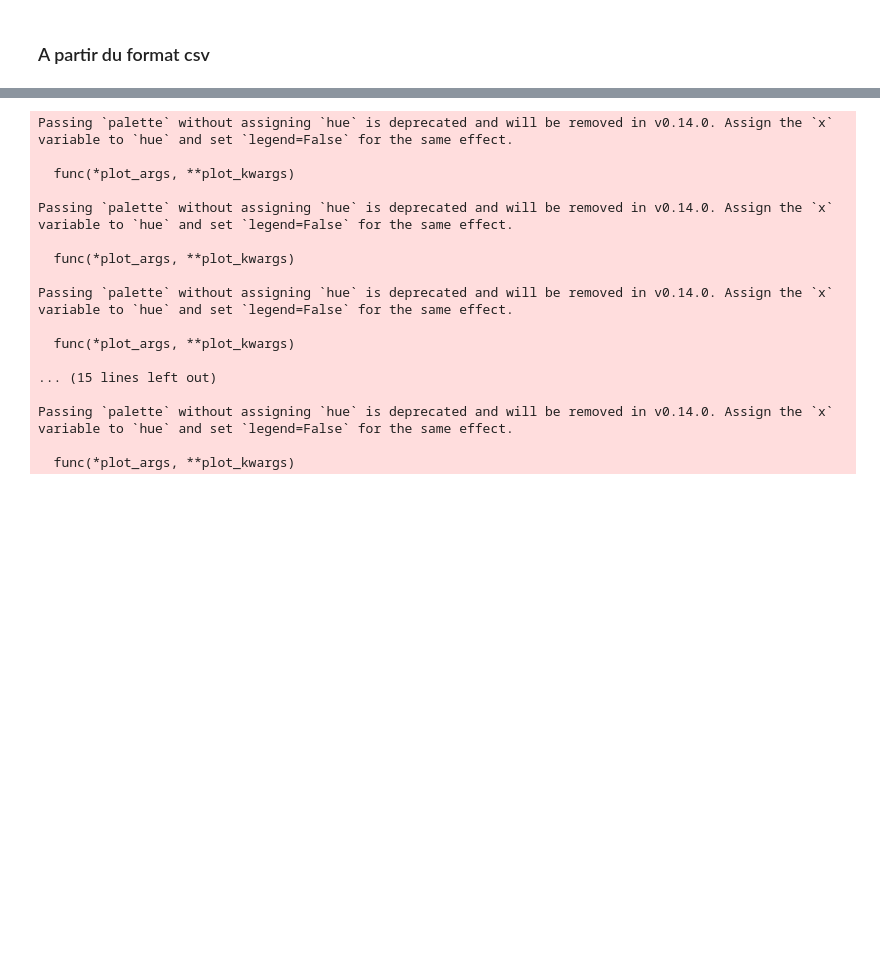
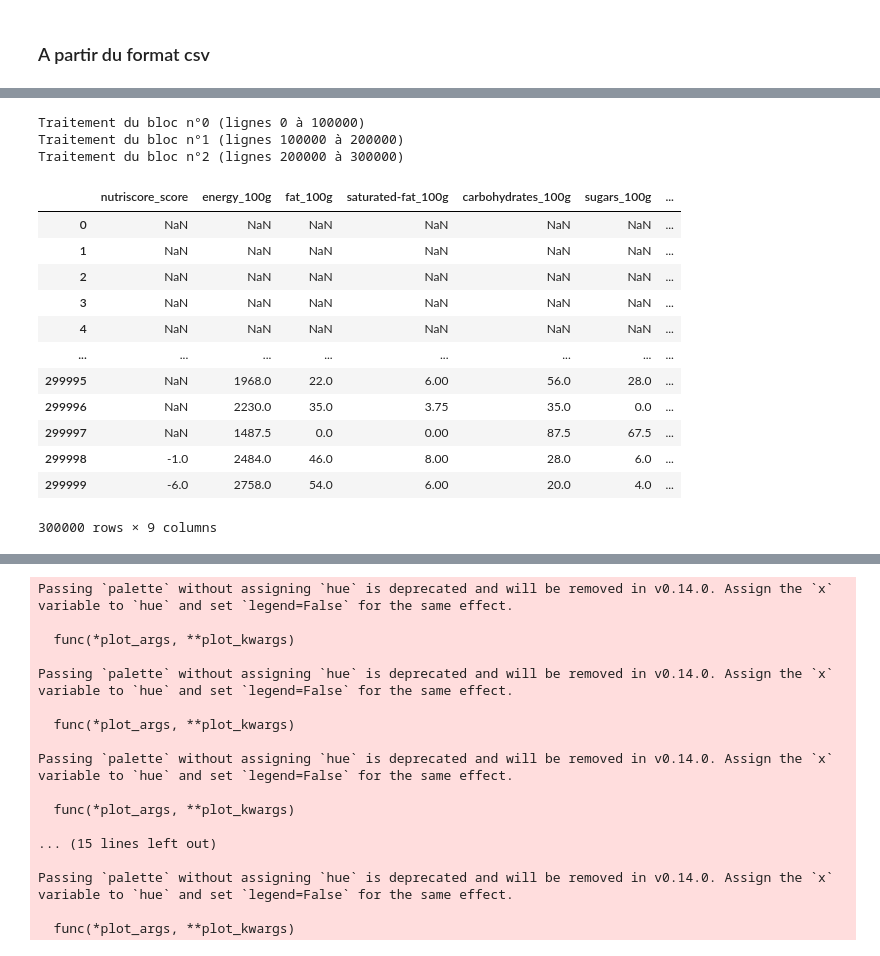
Before and after one commit to mhsylla/Openfoodfact, a Jupyter notebook: notebooks/index.ipynb, the cells around one changed output, grey strips where cells are left out. Drawn from its saved outputs; the diff is of its cells as text; code cells hidden in the pictures; blank space fills up the shorter version.

```diff
--- a/notebooks/project_starter.ipynb
+++ b/notebooks/index.ipynb
@@ -38,0 +52,27 @@ Length: 5, dtype: str
+# %%
+chunks = []
+for i, chunk in enumerate(reader):
+    print(f"Traitement du bloc n°{i} (lignes {i*reader.chunksize} à {(i+1)*reader.chunksize})")
+    chunks.append(chunk)
+    if i == 2:
+        break
+
+df = pd.concat(chunks)
+df
+# %% [output]
+Traitement du bloc n°0 (lignes 0 à 100000)
+Traitement du bloc n°1 (lignes 100000 à 200000)
+Traitement du bloc n°2 (lignes 200000 à 300000)
+|  | nutriscore_score | energy_100g | fat_100g | saturated-fat_100g | carbohydrates_100g | sugars_100g | ... |
+| 0 | NaN | NaN | NaN | NaN | NaN | NaN | ... |
+| 1 | NaN | NaN | NaN | NaN | NaN | NaN | ... |
+| 2 | NaN | NaN | NaN | NaN | NaN | NaN | ... |
+| 3 | NaN | NaN | NaN | NaN | NaN | NaN | ... |
+| 4 | NaN | NaN | NaN | NaN | NaN | NaN | ... |
+| ... | ... | ... | ... | ... | ... | ... | ... |
+| 299995 | NaN | 1968.0 | 22.0 | 6.00 | 56.0 | 28.0 | ... |
+| 299996 | NaN | 2230.0 | 35.0 | 3.75 | 35.0 | 0.0 | ... |
+| 299997 | NaN | 1487.5 | 0.0 | 0.00 | 87.5 | 67.5 | ... |
+| 299998 | -1.0 | 2484.0 | 46.0 | 8.00 | 28.0 | 6.0 | ... |
+| 299999 | -6.0 | 2758.0 | 54.0 | 6.00 | 20.0 | 4.0 | ... |
+300000 rows × 9 columns
```
Also changed, not shown: parts of 20 cells of this notebook, 1 other file.
